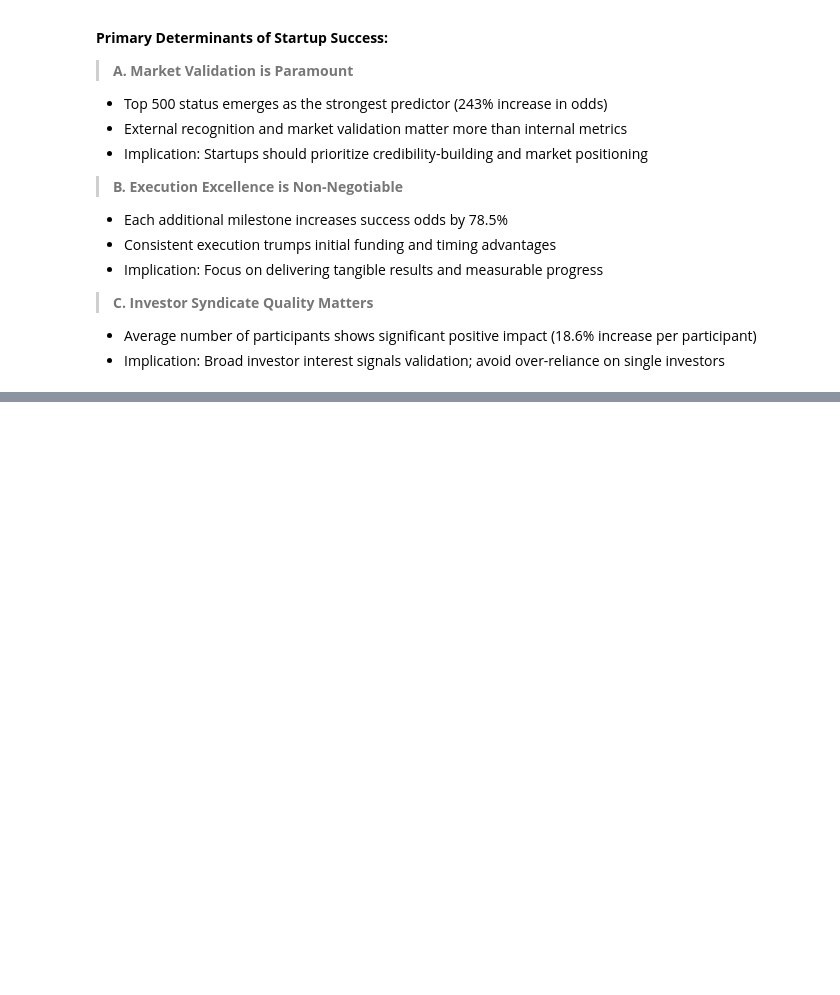
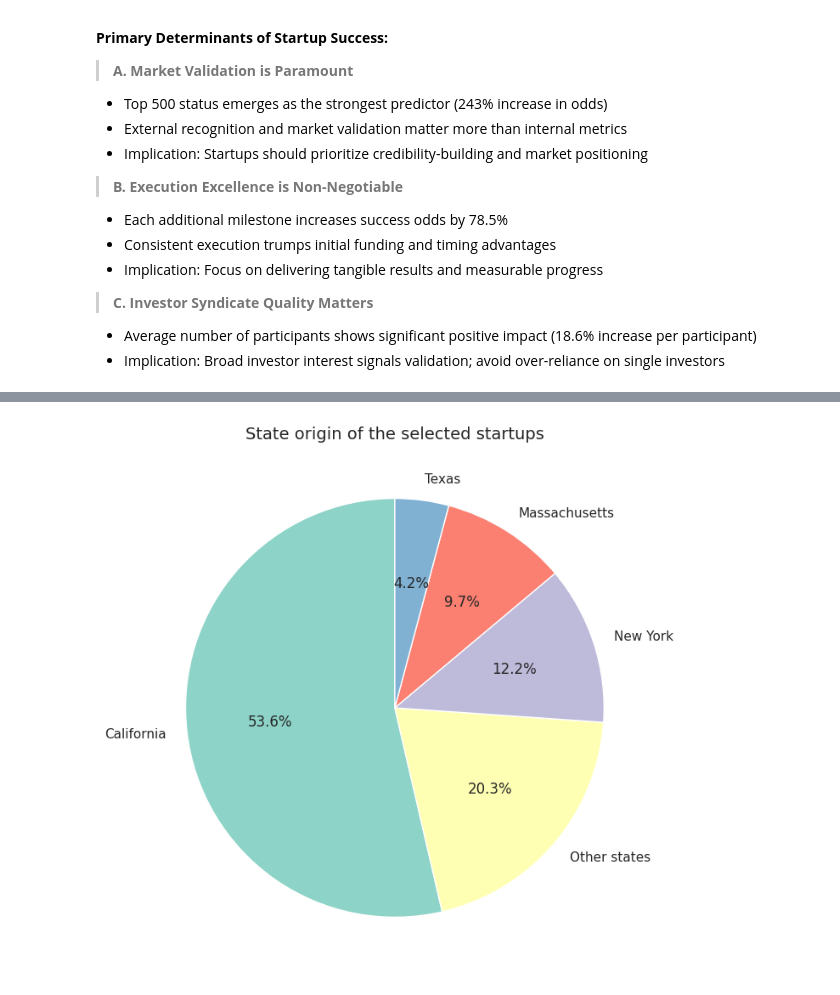
Before and after one commit to CepbluKot/hse-data-analysis-2025, a Jupyter notebook: project/project.ipynb, the cells around one changed output, grey strips where cells are left out. Cells and saved outputs as stored; diff of their text form; code cells hidden in the pictures; blank space fills up the shorter version.

```diff
--- a/project/project.ipynb
+++ b/project/project.ipynb
@@ -871,0 +1200,28 @@ The study challenges several conventional wisdoms in startup investing:
+# %%
+conditions = [
+    (df['is_CA'] == 1),
+    (df['is_MA'] == 1),
+    (df['is_NY'] == 1),
+    (df['is_TX'] == 1),
+    (df['is_otherstate'] == 1)
+]
+choices = ['California', 'Massachusetts', 'New York', 'Texas', 'Other states']
+
+df['state'] = np.select(conditions, choices, default='Unknown')
+
+state_counts = df['state'].value_counts()
+
+df_pie = pd.DataFrame({'State': state_counts.index, 'Count': state_counts.values})
+df_pie['Percentage'] = (100 * df_pie['Count'] / df_pie['Count'].sum()).round(1)
+
+plt.figure(figsize=(8, 8))
+sns.set(style="whitegrid")
+
+plt.pie(df_pie['Count'], labels=df_pie['State'], autopct='%1.1f%%', startangle=90, colors=sns.color_palette("Set3", len(df_pie)))
+plt.title('State origin of the selected startups', fontsize=14, ha='center')
+
+plt.show()
+
+# so most startups are from california, some from Texas...
+# %% [output]
+[figure, added]
```
Also changed, not shown: parts of 53 cells of this notebook.
